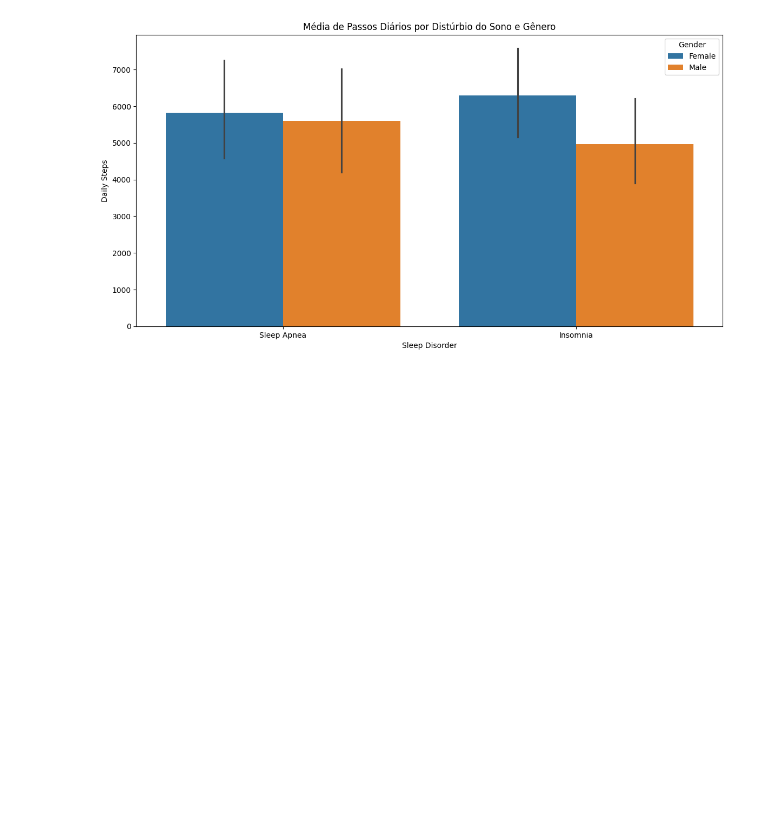
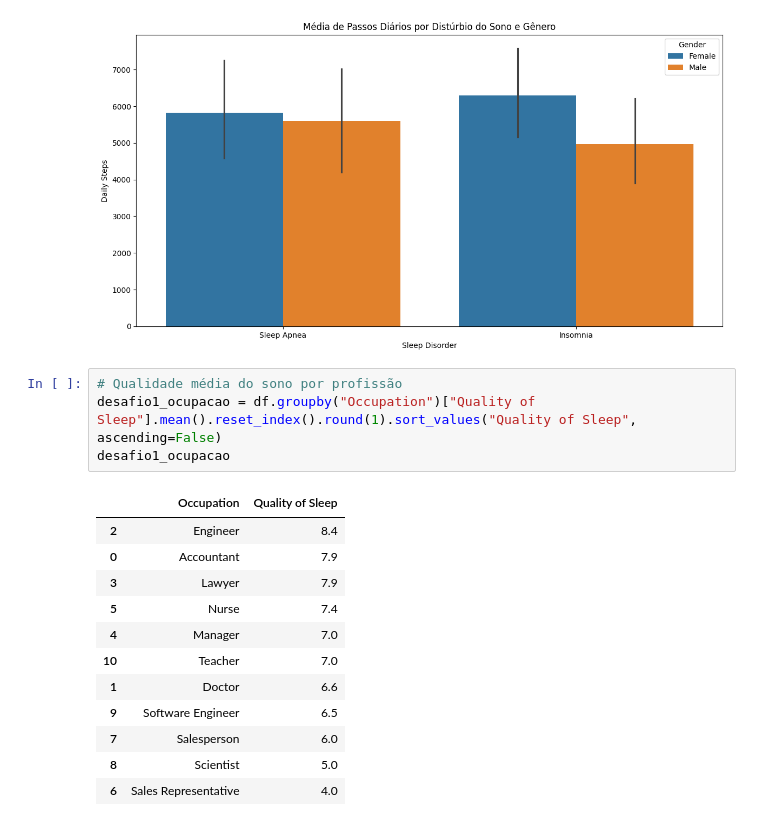
Before and after one commit to enzobanin/AnaliseDeDados, a Jupyter notebook: sonoEstiloDeVida.ipynb, the cells around one changed output. Drawn from its saved outputs; the diff is of its cells as text; blank space fills up the shorter version.

```diff
--- a/sonoEstiloDeVida.ipynb
+++ b/sonoEstiloDeVida.ipynb
@@ -216,3 +216,20 @@ plt.title("Média de Passos Diários por Distúrbio do Sono e Gênero")
 plt.show()
 # %% [output]
 [figure]
+# %%
+# Qualidade média do sono por profissão
+desafio1_ocupacao = df.groupby("Occupation")["Quality of Sleep"].mean().reset_index().round(1).sort_values("Quality of Sleep", ascending=False)
+desafio1_ocupacao
+# %% [output]
+|  | Occupation | Quality of Sleep |
+| 2 | Engineer | 8.4 |
+| 0 | Accountant | 7.9 |
+| 3 | Lawyer | 7.9 |
+| 5 | Nurse | 7.4 |
+| 4 | Manager | 7.0 |
+| 10 | Teacher | 7.0 |
+| 1 | Doctor | 6.6 |
+| 9 | Software Engineer | 6.5 |
+| 7 | Salesperson | 6.0 |
+| 8 | Scientist | 5.0 |
+| 6 | Sales Representative | 4.0 |
```
Also changed, not shown: parts of 1 cell of this notebook.
